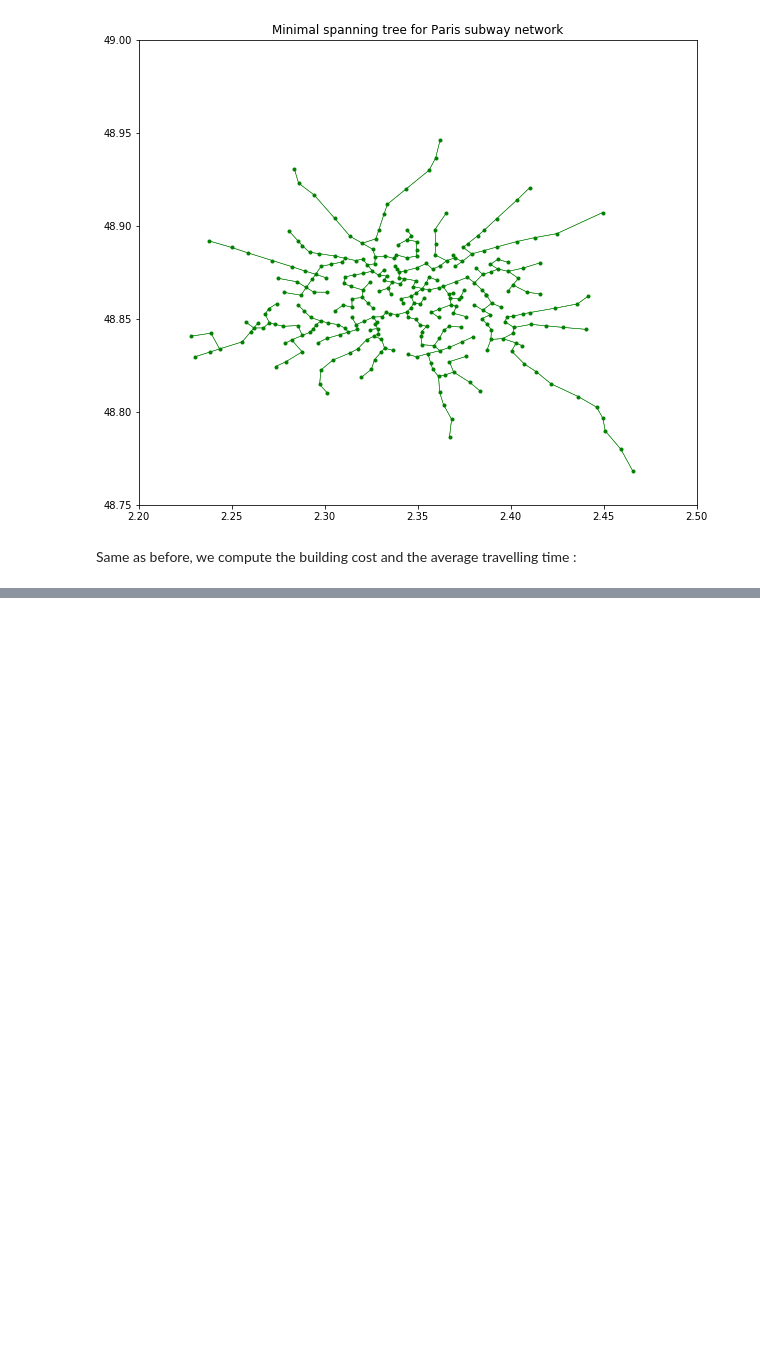
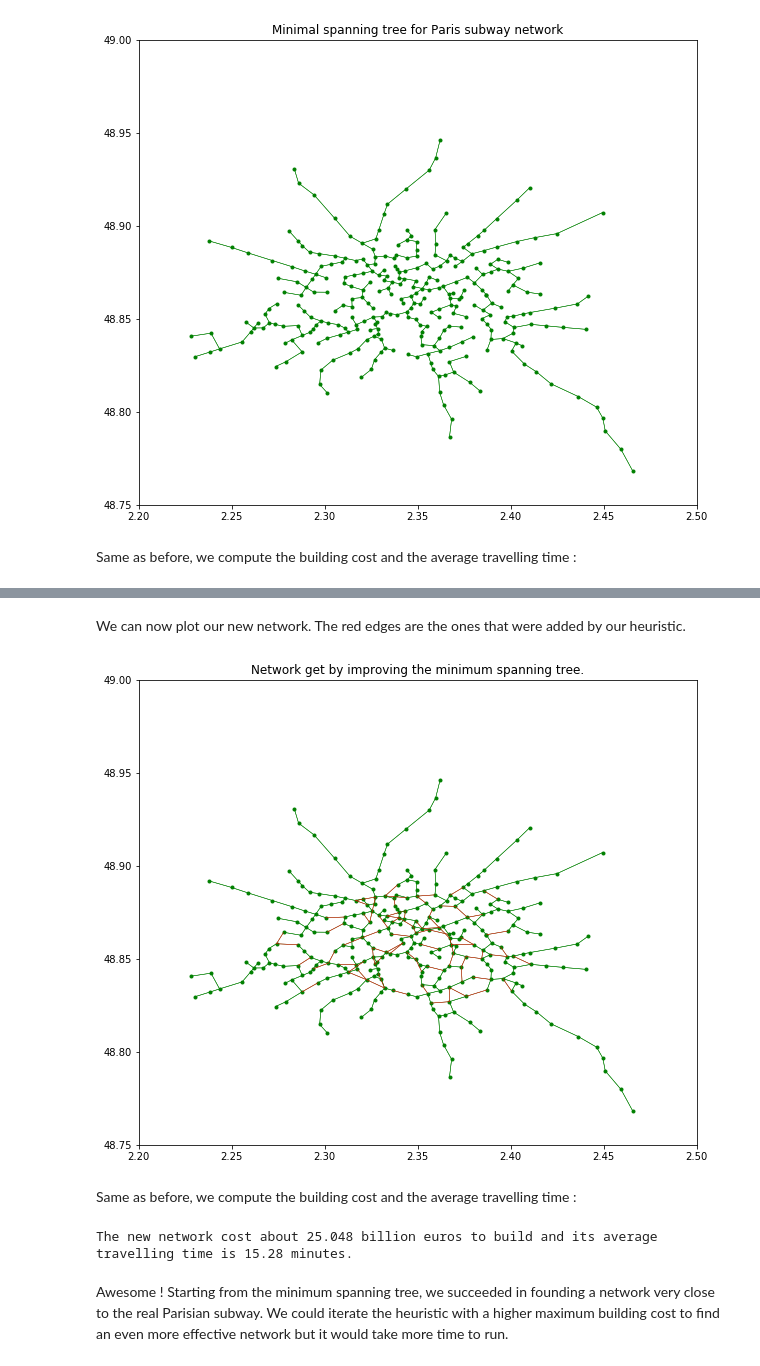
Before and after one commit to RubenBSB/transport-network, a Jupyter notebook: main.ipynb, the cells around one changed output, grey strips where cells are left out. Drawn from its saved outputs; the diff is of its cells as text; code cells hidden in the pictures; blank space fills up the shorter version.

Commit message:
Heuristic implemented.

```diff
--- a/main.ipynb
+++ b/main.ipynb
@@ -173,0 +186,2 @@ The minimal spanning tree cost about 18.49 billion euros to build and its averag
+# %%
+heuristic_adj_dic, added_edges = heuristic(kruskal_adj_dic, 25, sorted_edges, alpha,traffic,V)
@@ -173,0 +206,16 @@ The minimal spanning tree cost about 18.49 billion euros to build and its averag
+# %% [markdown]
+We can now plot our new network. The red edges are the ones that were added by our heuristic.
+# %%
+display_graph(heuristic_adj_dic, "Network get by improving the minimum spanning tree.", special_edges=added_edges)
+# %% [output]
+[figure, added]
+# %% [markdown]
+Same as before, we compute the building cost and the average travelling time :
+# %%
+heuristic_bc = round(building_cost(heuristic_adj_dic,alpha)*0.001,3)
+heuristic_att = round(average_travelling_time(heuristic_adj_dic,traffic,V),2)
+print("The new network cost about", heuristic_bc, "billion euros to build and its average travelling time is", heuristic_att,"minutes.")
+# %% [output]
+The new network cost about 25.048 billion euros to build and its average travelling time is 15.28 minutes.
+# %% [markdown]
+Awesome ! Starting from the minimum spanning tree, we succeeded in founding a network very close to the real Parisian subway. We could iterate the heuristic with a higher maximum building cost to find an even more effective network but it would take more time to run.
```
Also changed, not shown: parts of 13 cells of this notebook.
